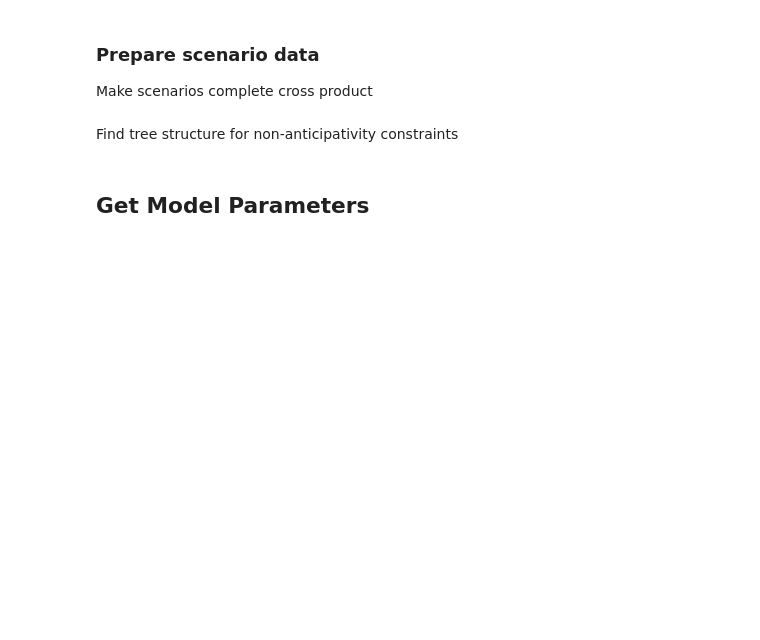
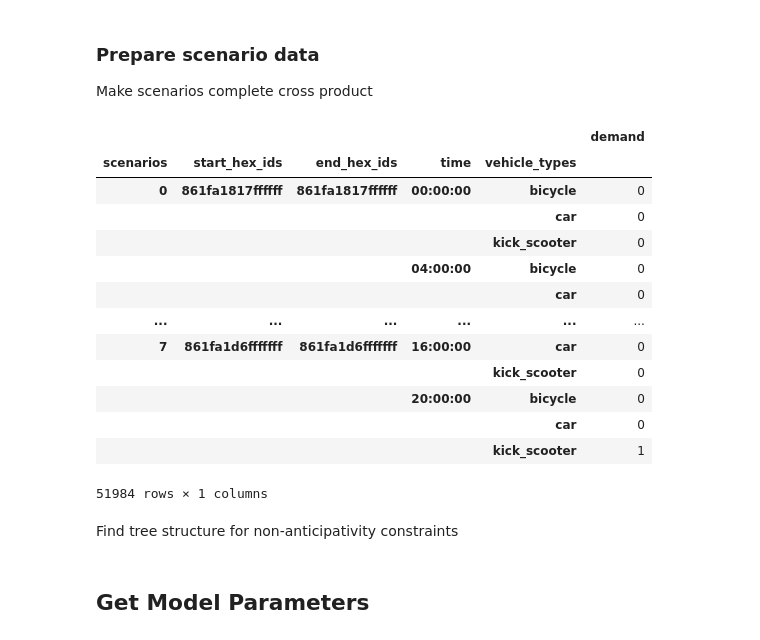
Before and after one commit to mogottsch/vehicle-reposition-2, a Jupyter notebook: src/notebooks/3_3_stochastic_program.ipynb, the cells around one changed output. Drawn from its saved outputs; the diff is of its cells as text; code cells hidden in the pictures; blank space fills up the shorter version.

```diff
--- a/src/notebooks/3_3_stochastic_program.ipynb
+++ b/src/notebooks/3_3_stochastic_program.ipynb
@@ -27,6 +24,23 @@ from modules.stochastic_program.factory import StochasticProgramFactory
 Make scenarios complete cross product
 # %%
 scenarios = pd.read_pickle(PATH_SCENARIOS_REDUCED)
+# %%
+scenarios
+# %% [output]
+|  |  |  |  |  | demand |
+| scenarios | start_hex_ids | end_hex_ids | time | vehicle_types |  |
+| 0 | 861fa1817ffffff | 861fa1817ffffff | 00:00:00 | bicycle | 0 |
+|  |  |  |  | car | 0 |
+|  |  |  |  | kick_scooter | 0 |
+|  |  |  | 04:00:00 | bicycle | 0 |
+|  |  |  |  | car | 0 |
+| ... | ... | ... | ... | ... | ... |
+| 7 | 861fa1d6fffffff | 861fa1d6fffffff | 16:00:00 | car | 0 |
+|  |  |  |  | kick_scooter | 0 |
+|  |  |  | 20:00:00 | bicycle | 0 |
+|  |  |  |  | car | 0 |
+|  |  |  |  | kick_scooter | 1 |
+51984 rows × 1 columns
 # %%
 hex_ids = {*scenarios.index.get_level_values('start_hex_ids').unique()}
 hex_ids = list(hex_ids.union({*scenarios.index.get_level_values('end_hex_ids').unique()}))
```
Also changed, not shown: parts of 18 cells of this notebook, 7 other files.
